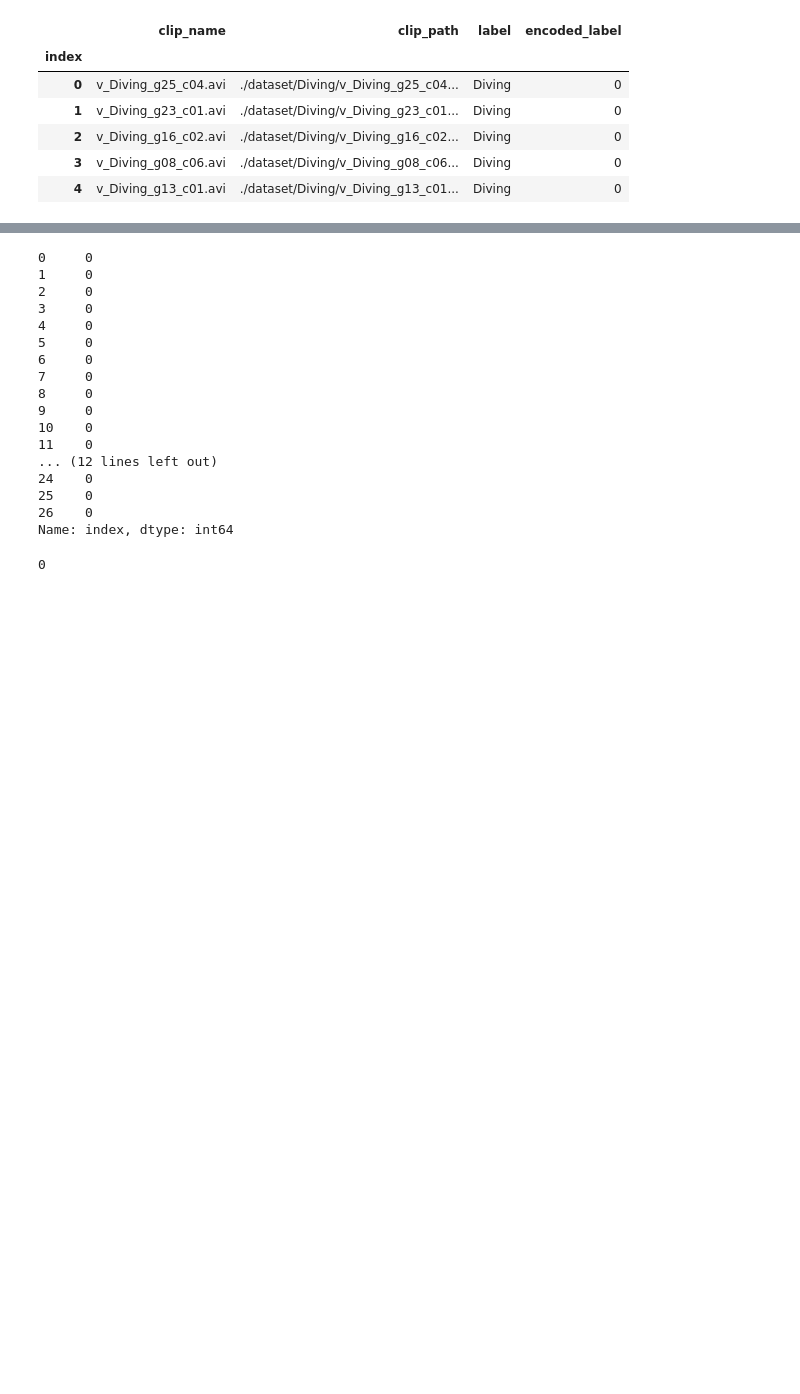
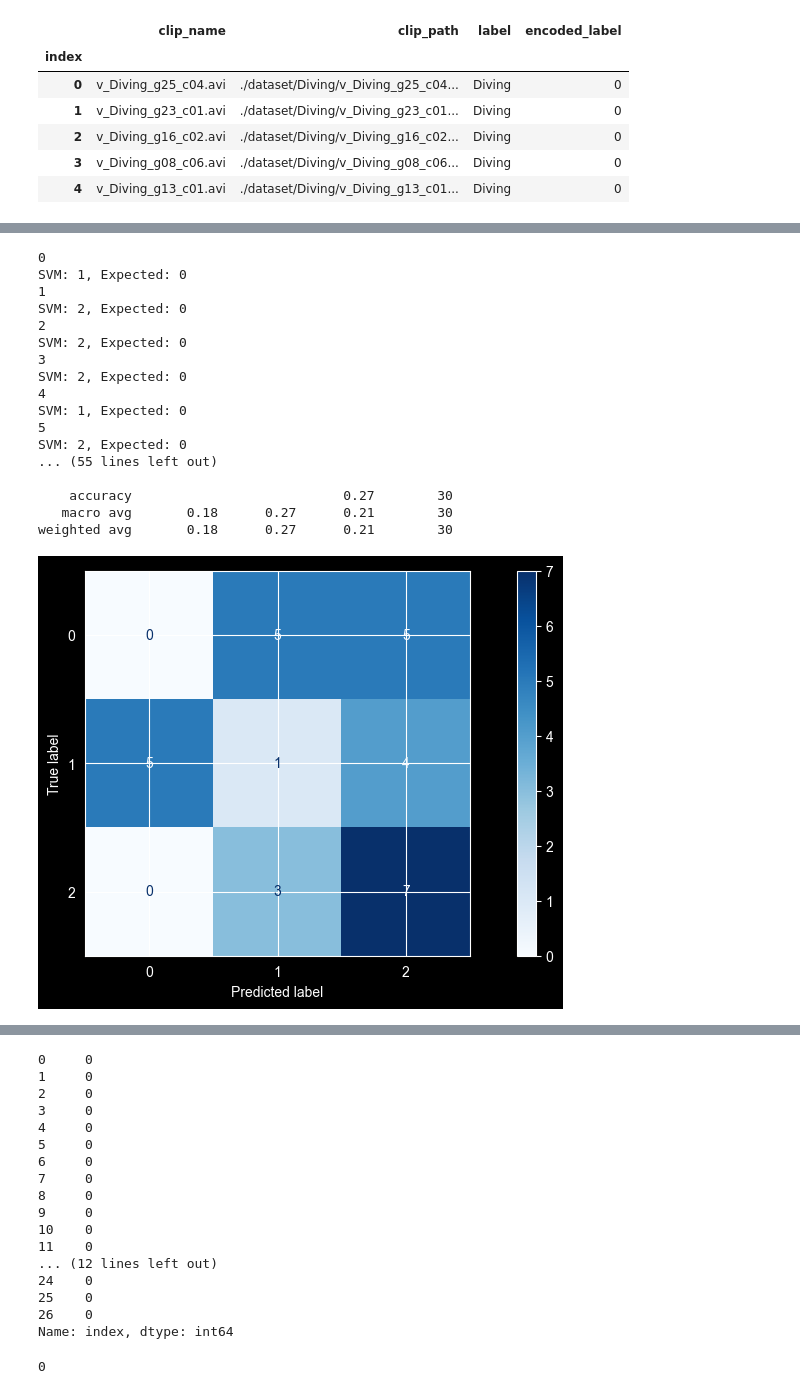
Before and after one commit to limo-756/Video-Analytics-Assignment1, a Jupyter notebook: per_frame_classifier.ipynb, the cells around one changed output, grey strips where cells are left out. Cells and saved outputs as stored; diff of their text form; code cells hidden in the pictures; blank space fills up the shorter version.

Commit message:
End to end pipeline based on frame classification and voting

```diff
--- a/per_frame_classifier.ipynb
+++ b/per_frame_classifier.ipynb
@@ -241,0 +144,20 @@ ValueError: setting an array element with a sequence.
+# %%
+from scipy.stats import mode
+
+result = []
+for video_id, group in merged_df.groupby('index'):
+    print(video_id)
+    df = group[COLOR_FEATURE_COLUMNS]
+    svm_out = svm_model.predict(df)
+    final_ans = mode(svm_out).mode
+    expected = group['encoded_label'].values[0]
+    print(f'SVM: {final_ans}, Expected: {expected}')
+    result.append({
+        "video_id": video_id,
+        "prediction": final_ans,
+        "expected": expected,
+        "correct": final_ans == expected,
+    })
+
+ans_df = pd.DataFrame(result)
+print(f"ans - {ans_df.correct.sum()} total - {len(ans_df)}")
@@ -241,0 +182,56 @@ ValueError: setting an array element with a sequence.
+# %%
+def test_pipeline(model):
+    test_color_df = process_df(test_df, is_test=True)
+    merged_df = pd.merge(test_df, test_color_df, on='index', how='inner')
+    merged_df = merged_df.drop(columns=['clip_path', 'clip_name', 'label'])
+
+    result = []
+    for video_id, group in merged_df.groupby('index'):
+        print(video_id)
+        df = group[COLOR_FEATURE_COLUMNS]
+        output = model.predict(df)
+        final_ans = mode(output).mode
+        expected = group['encoded_label'].values[0]
+        print(f'SVM: {final_ans}, Expected: {expected}')
+        result.append({
+            "video_id": video_id,
+            "prediction": final_ans,
+            "expected": expected,
+            "correct": final_ans == expected,
+        })
+
+    ans_df = pd.DataFrame(result)
+    print(f"ans - {ans_df.correct.sum()} total - {len(ans_df)}")
+    print('classification report:')
+    print(classification_report(ans_df['expected'], ans_df['prediction']))
+
+    fig, ax = plt.subplots(1, 1, figsize=(12, 5))
+    ConfusionMatrixDisplay.from_predictions(ans_df['expected'], ans_df['prediction'], ax=ax, cmap='Blues')
+
+    model_prob = model.predict_proba(merged_df[COLOR_FEATURE_COLUMNS])
+    fig, ax = plt.subplots(figsize=(12, 5))
+    for i, class_label in enumerate(model.classes_):
+        PrecisionRecallDisplay.from_predictions(merged_df['encoded_label'] == class_label, model_prob[:, i], name=class_label, ax=ax)
+    ax.set_title('Precision-Recall curve (One vs Rest)')
+    plt.show()
+
+test_pipeline(rf_model)
+# %% [output]
+0
+SVM: 1, Expected: 0
+1
+SVM: 2, Expected: 0
+2
+SVM: 2, Expected: 0
+3
+SVM: 2, Expected: 0
+4
+SVM: 1, Expected: 0
+5
+SVM: 2, Expected: 0
+... (55 lines left out)
+
+    accuracy                           0.27        30
+   macro avg       0.18      0.27      0.21        30
+weighted avg       0.18      0.27      0.21        30
+[figure, added]
```
Also changed, not shown: parts of 16 cells of this notebook.
